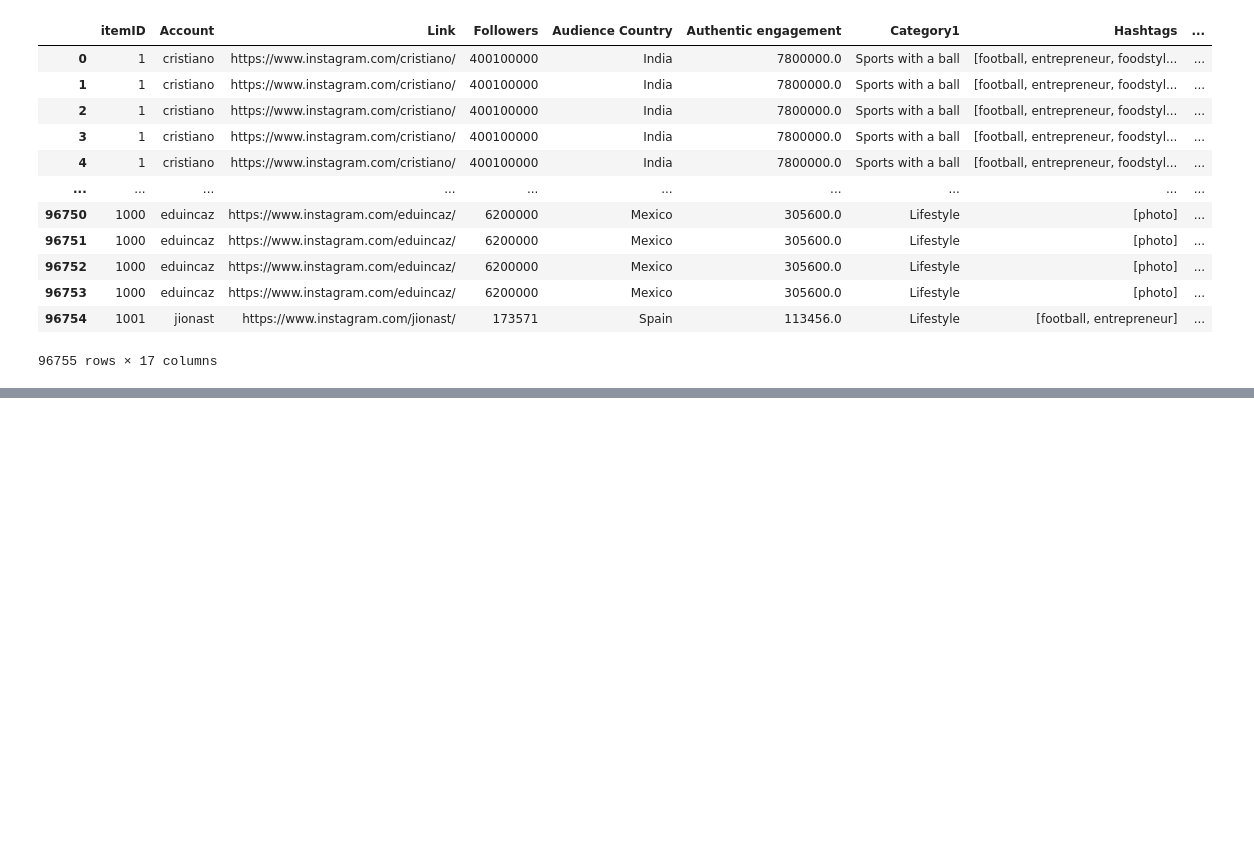
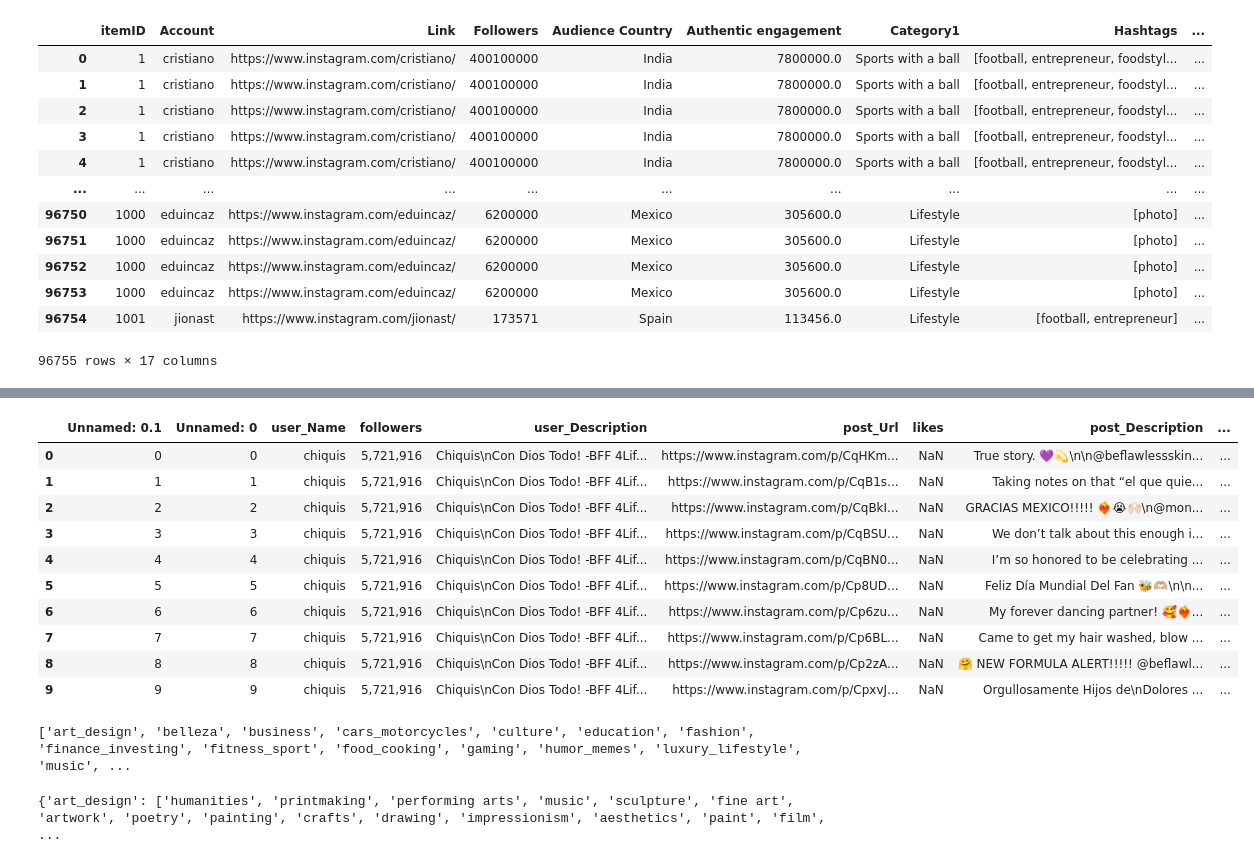
Before and after one commit to Ingernieros-del-IE/influence_marketing, a Jupyter notebook: data_preparation copy.ipynb, the cells around one changed output, grey strips where cells are left out. Cells and saved outputs as stored; diff of their text form; code cells hidden in the pictures; blank space fills up the shorter version.

Commit message:
create categories

```diff
--- a/data_preparation copy.ipynb
+++ b/data_preparation copy.ipynb
@@ -297,0 +387,41 @@ df
+# %%
+df
+# %% [output]
+|  | Unnamed: 0.1 | Unnamed: 0 | user_Name | followers | user_Description | post_Url | likes | post_Description | ... |
+| 0 | 0 | 0 | chiquis | 5,721,916 | Chiquis\nCon Dios Todo! -BFF 4Lif... | https://www.instagram.com/p/CqHKm... | NaN | True story. 💜💫\n\n@beflawlessskin... | ... |
+| 1 | 1 | 1 | chiquis | 5,721,916 | Chiquis\nCon Dios Todo! -BFF 4Lif... | https://www.instagram.com/p/CqB1s... | NaN | Taking notes on that “el que quie... | ... |
+| 2 | 2 | 2 | chiquis | 5,721,916 | Chiquis\nCon Dios Todo! -BFF 4Lif... | https://www.instagram.com/p/CqBkI... | NaN | GRACIAS MEXICO!!!!! ❤️‍🔥😭🙌🏻\n@mon... | ... |
+| 3 | 3 | 3 | chiquis | 5,721,916 | Chiquis\nCon Dios Todo! -BFF 4Lif... | https://www.instagram.com/p/CqBSU... | NaN | We don’t talk about this enough i... | ... |
+| 4 | 4 | 4 | chiquis | 5,721,916 | Chiquis\nCon Dios Todo! -BFF 4Lif... | https://www.instagram.com/p/CqBN0... | NaN | I’m so honored to be celebrating ... | ... |
+| 5 | 5 | 5 | chiquis | 5,721,916 | Chiquis\nCon Dios Todo! -BFF 4Lif... | https://www.instagram.com/p/Cp8UD... | NaN | Feliz Día Mundial Del Fan 🐝🫶🏼\n\n... | ... |
+| 6 | 6 | 6 | chiquis | 5,721,916 | Chiquis\nCon Dios Todo! -BFF 4Lif... | https://www.instagram.com/p/Cp6zu... | NaN | My forever dancing partner! 🥰❤️‍🔥... | ... |
+| 7 | 7 | 7 | chiquis | 5,721,916 | Chiquis\nCon Dios Todo! -BFF 4Lif... | https://www.instagram.com/p/Cp6BL... | NaN | Came to get my hair washed, blow ... | ... |
+| 8 | 8 | 8 | chiquis | 5,721,916 | Chiquis\nCon Dios Todo! -BFF 4Lif... | https://www.instagram.com/p/Cp2zA... | NaN | 🤗 NEW FORMULA ALERT!!!!! @beflawl... | ... |
+| 9 | 9 | 9 | chiquis | 5,721,916 | Chiquis\nCon Dios Todo! -BFF 4Lif... | https://www.instagram.com/p/CpxvJ... | NaN | Orgullosamente Hijos de\nDolores ... | ... |
+# %%
+import os
+
+folder_path = './influence_marketing_reco/datasets/categories'
+
+files = [os.path.splitext(f)[0] for f in os.listdir(folder_path)]
+
+print(files)
+# %% [output]
+['art_design', 'belleza', 'business', 'cars_motorcycles', 'culture', 'education', 'fashion', 'finance_investing', 'fitness_sport', 'food_cooking', 'gaming', 'humor_memes', 'luxury_lifestyle', 'music', ...
+# %%
+import os
+
+folder_path = './influence_marketing_reco/datasets/categories/'
+lists_dict = {}
+
+for filename in os.listdir(folder_path):
+    file_path = os.path.join(folder_path, filename)
+    if os.path.isfile(file_path) and filename.endswith('.txt'):
+        list_name = os.path.splitext(filename)[0]
+        with open(file_path, 'r', encoding='utf-8') as f:
+            lines = [line.strip() for line in f.readlines()]
+            lists_dict[list_name] = lines
+
+print(lists_dict)
+# %% [output]
+{'art_design': ['humanities', 'printmaking', 'performing arts', 'music', 'sculpture', 'fine art', 'artwork', 'poetry', 'painting', 'crafts', 'drawing', 'impressionism', 'aesthetics', 'paint', 'film',  ...
```
Also changed, not shown: parts of 14 cells of this notebook, 24 other files.
